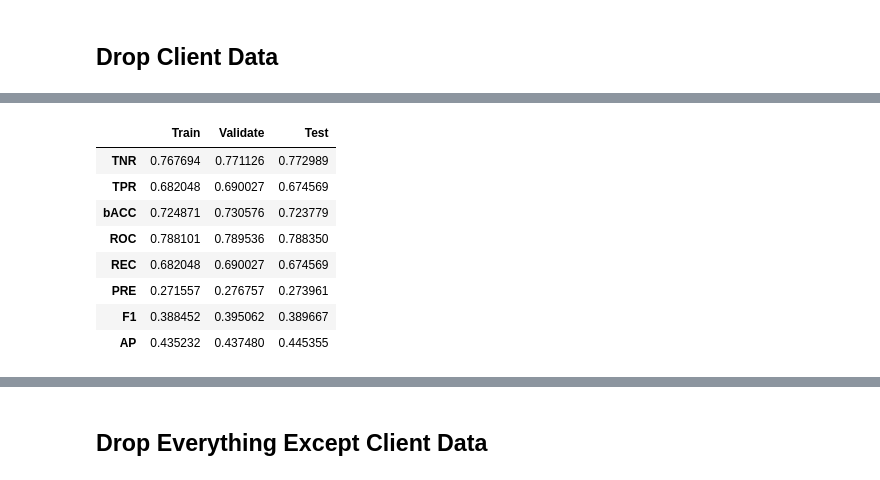
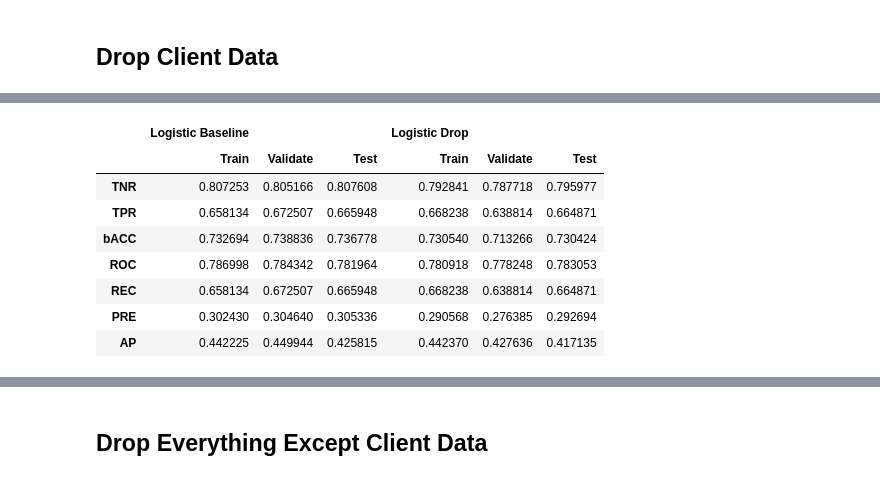
Before and after one commit to iewaij/data-analytics-bank-marketing, a Jupyter notebook: code/4_feature_engineering.ipynb, the cells around one changed output, grey strips where cells are left out. Drawn from its saved outputs; the diff is of its cells as text; code cells hidden in the pictures.

```diff
--- a/code/4_feature_engineering.ipynb
+++ b/code/4_feature_engineering.ipynb
@@ -312,4 +398,0 @@ drop_transformer = ColumnTransformer([
-# %%
-logit_clf = make_pipeline(drop_transformer, LogisticRegression(penalty="none", class_weight="balanced"))
-logit_clf.fit(X_ttrain, y_ttrain)
-benchmark_dataset(logit_clf, X_ttrain, y_ttrain, X_validate, y_validate, X_test, y_test)
@@ -326,18 +399,13 @@ benchmark_dataset(logit_clf, X_ttrain, y_ttrain, X_validate, y_validate, X_test,
-# %%
-rbf_clf = Pipeline([
-    ("drop_transformer", drop_transformer),
-    ("rbf", RBFSampler(gamma=0.001, random_state=42)),
-    ("svm", LinearSVC(C=1, loss="squared_hinge", dual=False, class_weight="balanced", max_iter=1000))
-])
-rbf_clf.fit(X_ttrain, y_ttrain)
-benchmark_dataset(rbf_clf, X_ttrain, y_ttrain, X_validate, y_validate, X_test, y_test)
-# %% [output]
-|  | Train | Validate | Test |
-| TNR | 0.767694 | 0.771126 | 0.772989 |
-| TPR | 0.682048 | 0.690027 | 0.674569 |
-| bACC | 0.724871 | 0.730576 | 0.723779 |
-| ROC | 0.788101 | 0.789536 | 0.788350 |
-| REC | 0.682048 | 0.690027 | 0.674569 |
-| PRE | 0.271557 | 0.276757 | 0.273961 |
-| F1 | 0.388452 | 0.395062 | 0.389667 |
-| AP | 0.435232 | 0.437480 | 0.445355 |
+# %%
+logit_drop = benchmark(bank_mkt, drop_transformer, logit_clf)
+pd.concat([logit_baseline, logit_drop], keys=["Logistic Baseline", "Logistic Drop"], axis=1)
+# %% [output]
+|  | Logistic Baseline |  |  | Logistic Drop |  |  |
+|  | Train | Validate | Test | Train | Validate | Test |
+| TNR | 0.807253 | 0.805166 | 0.807608 | 0.792841 | 0.787718 | 0.795977 |
+| TPR | 0.658134 | 0.672507 | 0.665948 | 0.668238 | 0.638814 | 0.664871 |
+| bACC | 0.732694 | 0.738836 | 0.736778 | 0.730540 | 0.713266 | 0.730424 |
+| ROC | 0.786998 | 0.784342 | 0.781964 | 0.780918 | 0.778248 | 0.783053 |
+| REC | 0.658134 | 0.672507 | 0.665948 | 0.668238 | 0.638814 | 0.664871 |
+| PRE | 0.302430 | 0.304640 | 0.305336 | 0.290568 | 0.276385 | 0.292694 |
+| AP | 0.442225 | 0.449944 | 0.425815 | 0.442370 | 0.427636 | 0.417135 |
```
Also changed, not shown: parts of 89 cells of this notebook, 1 other file.
